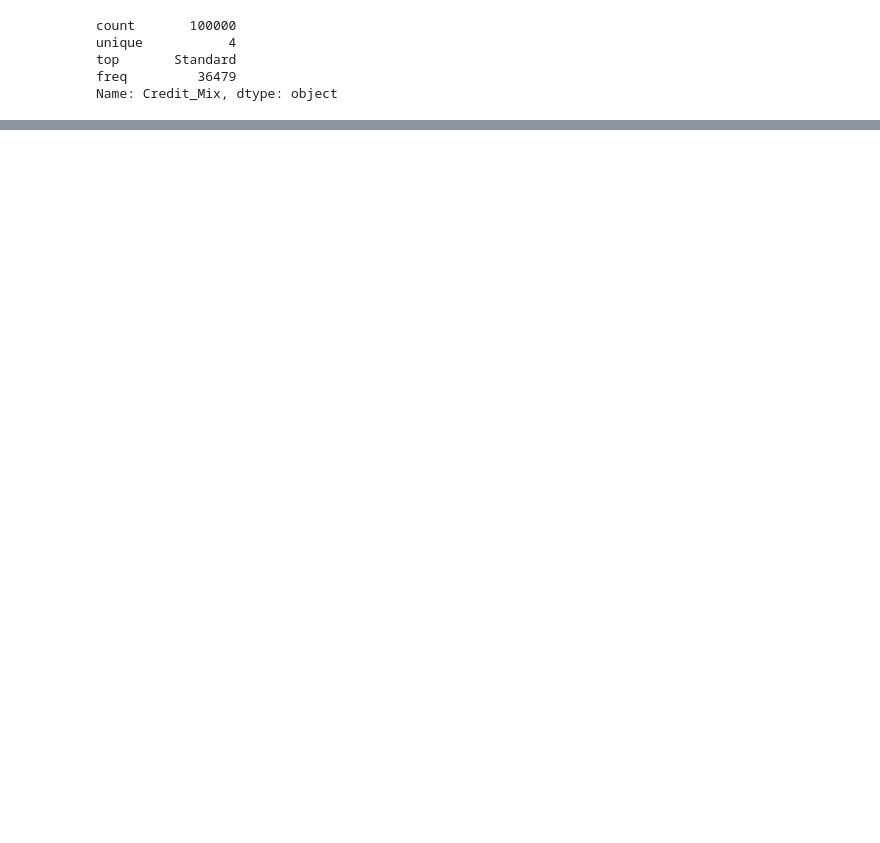
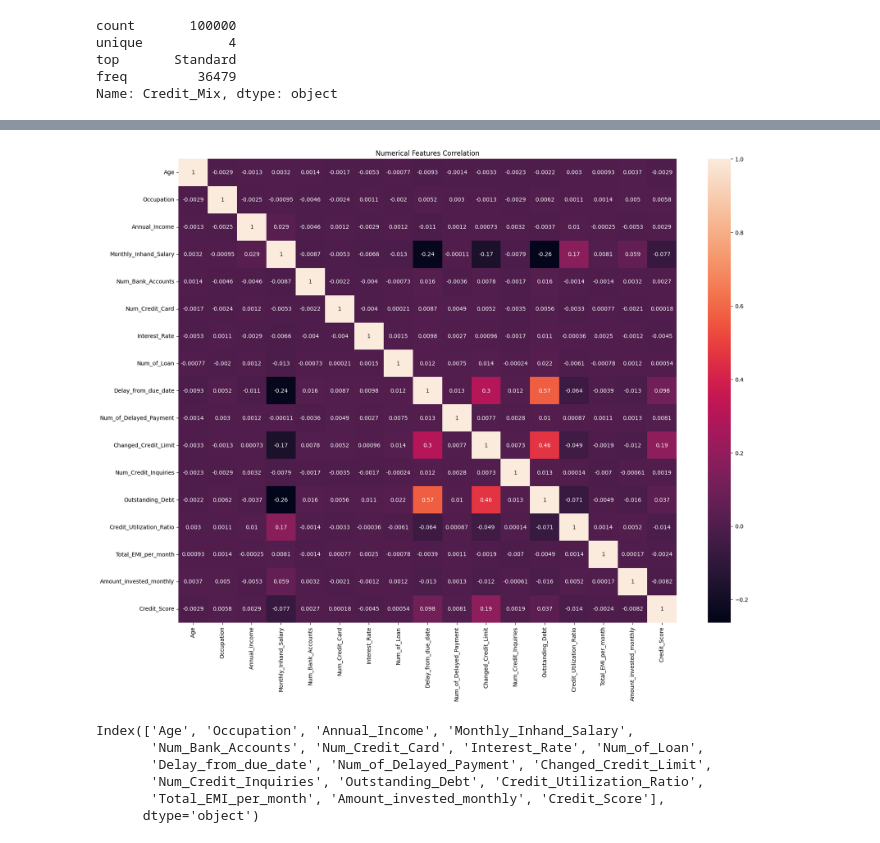
Before and after one commit to UEPP40/PUM, a Jupyter notebook: pum_01.ipynb, the cells around one changed output, grey strips where cells are left out. Drawn from its saved outputs; the diff is of its cells as text; code cells hidden in the pictures; blank space fills up the shorter version.

```diff
--- a/pum_01.ipynb
+++ b/pum_01.ipynb
@@ -191,0 +242,6 @@ Name: Credit_Mix, dtype: object
+# %%
+ # zmien typ zmiennych ilościowych
+
+df1['Monthly_Balance'] = df1['Monthly_Balance'].str.replace('-','')
+df1['Monthly_Balance'] = df1['Monthly_Balance'].str.replace('_','')
+df1['Monthly_Balance'] = df1['Monthly_Balance'].astype('float64')
@@ -191,0 +258,7 @@ Name: Credit_Mix, dtype: object
+# %%
+from sklearn.preprocessing import LabelEncoder
+# stwórz obiekt enkodera
+le = LabelEncoder()
+df1.Occupation = le.fit_transform(df1.Occupation)
+# sprawdź transformacje
+df1.head()
@@ -191,0 +273,6 @@ Name: Credit_Mix, dtype: object
+# %%
+cols = ['workex', 'status', 'hsc_s', 'degree_t']
+# Encode labels of multiple columns at once
+df1[cols] = df1[cols].apply(LabelEncoder().fit_transform)
+# Print head
+df1.head()
@@ -191,0 +305,10 @@ Name: Credit_Mix, dtype: object
+# %%
+# stwórz obiekt enkodera
+from sklearn.preprocessing import LabelEncoder
+le = LabelEncoder()
+for column in df1.columns:
+  if pd.api.types.is_object_dtype(df1[column]):
+    print(column)
+    df1[column] = le.fit_transform(df1[column])
+# sprawdź transformacje
+df1.head()
@@ -191,0 +323,22 @@ Name: Credit_Mix, dtype: object
+# %%
+corr_matrix = df1.corr()
+plt.figure(figsize = (20, 15)) # creating the correlation heatmap
+sns.heatmap(corr_matrix, annot = True)
+plt.title('Numerical Features Correlation')
+plt.show()
+# %% [output]
+[figure, added]
+# %%
+
+# nalezy zmienic kolumne y (credit_score zamienic na 0 lub 1 - zrobic label encoder na nie)
+le2 = LabelEncoder()
+df1.Credit_Score = le2.fit_transform(df1.Credit_Score)
+df1.Credit_Score.head()
+corr_matrix.columns
+# %% [output]
+Index(['Age', 'Occupation', 'Annual_Income', 'Monthly_Inhand_Salary',
+       'Num_Bank_Accounts', 'Num_Credit_Card', 'Interest_Rate', 'Num_of_Loan',
+       'Delay_from_due_date', 'Num_of_Delayed_Payment', 'Changed_Credit_Limit',
+       'Num_Credit_Inquiries', 'Outstanding_Debt', 'Credit_Utilization_Ratio',
+       'Total_EMI_per_month', 'Amount_invested_monthly', 'Credit_Score'],
+      dtype='object')
```
Also changed, not shown: parts of 16 cells of this notebook.
